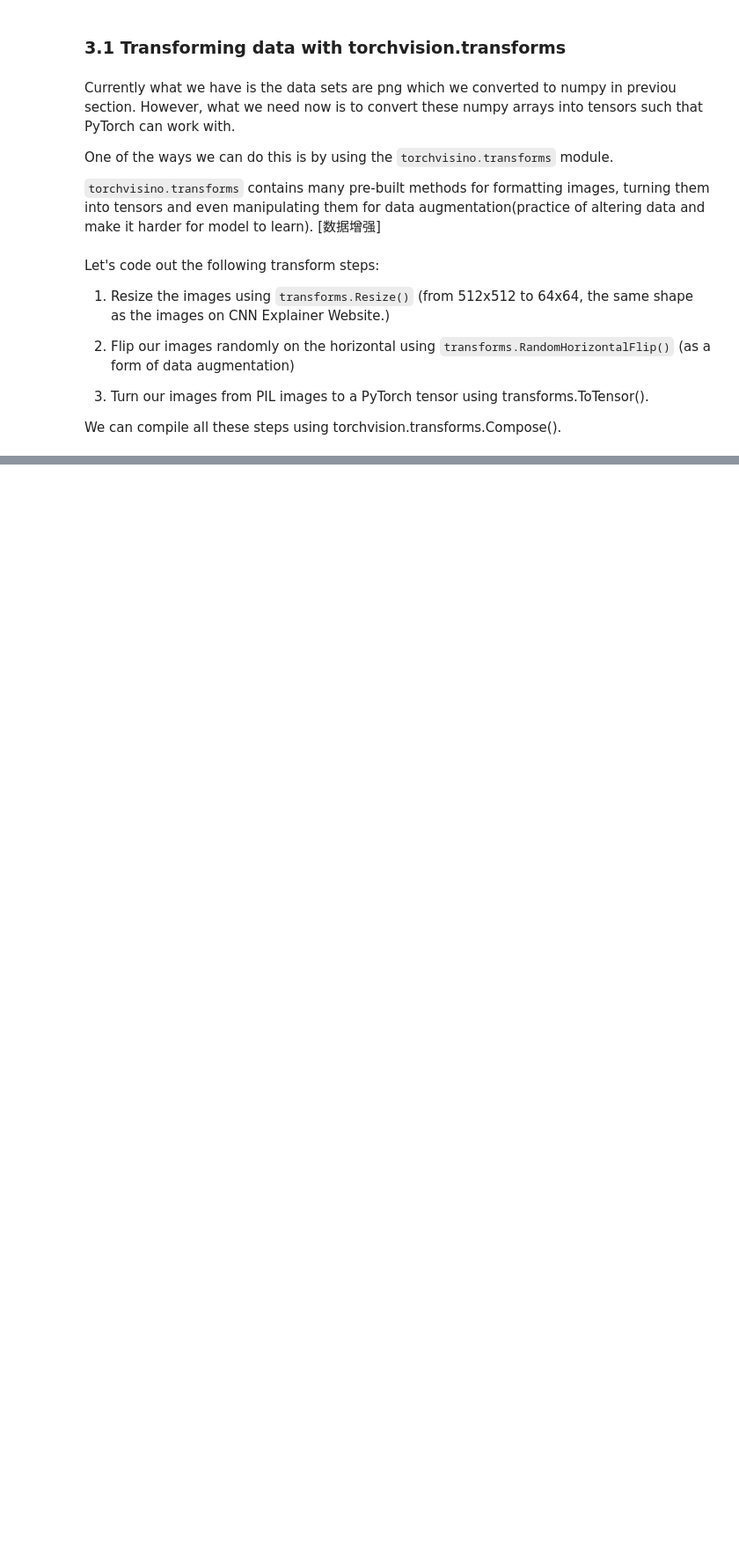
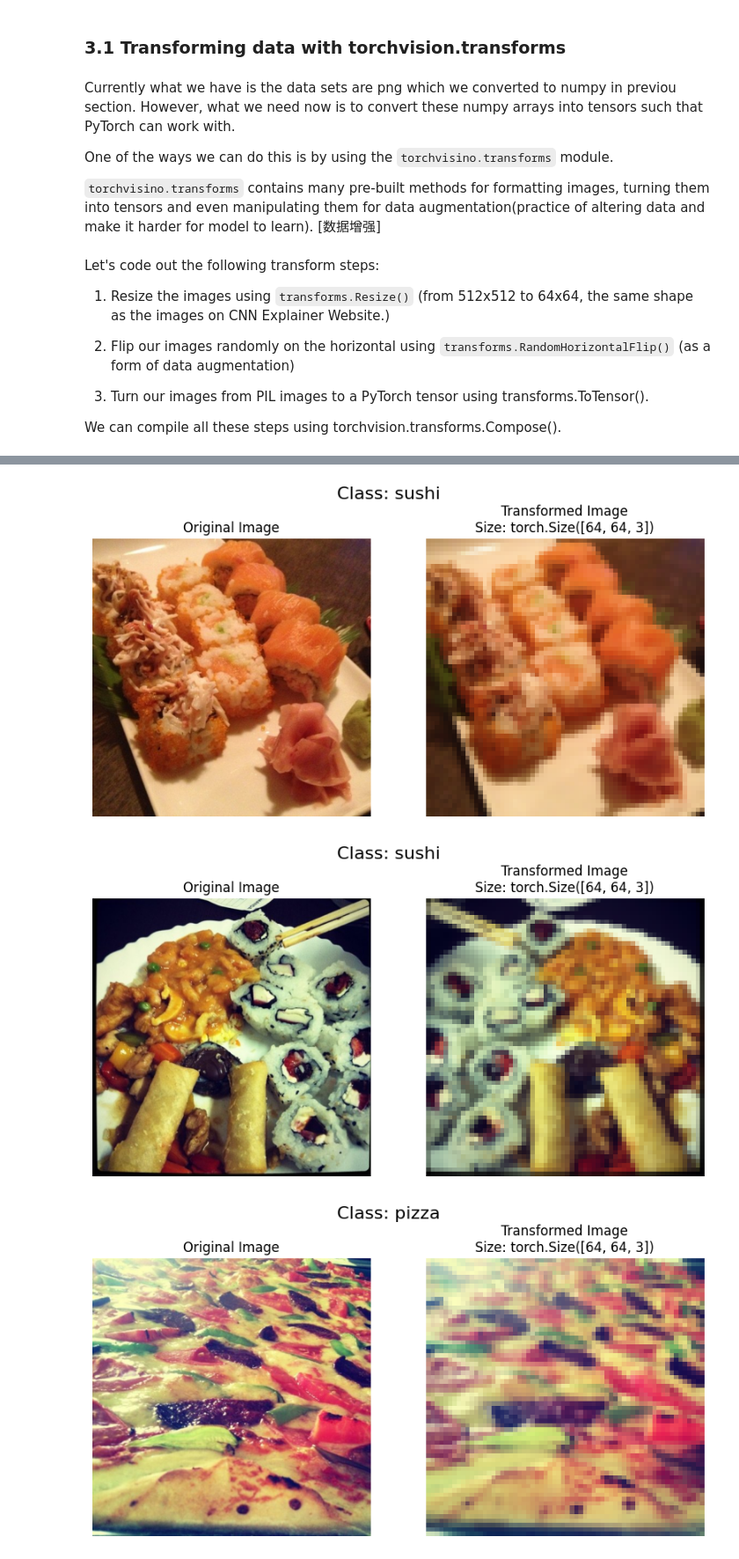
Before and after one commit to lirichardil/PyTorch, a Jupyter notebook: 04_Custom datasets with Pytorch.ipynb, the cells around one changed output, grey strips where cells are left out. Shown at 88% size. Saved outputs shown, nothing was run; the diff lists cells and outputs as text; code cells hidden in the pictures; blank space fills up the shorter version.

```diff
--- a/04_Custom datasets with Pytorch.ipynb
+++ b/04_Custom datasets with Pytorch.ipynb
@@ -299,3 +297,15 @@ Let's code out the following transform steps:
 3. Turn our images from PIL images to a PyTorch tensor using transforms.ToTensor().
 
 We can compile all these steps using torchvision.transforms.Compose().
+# %%
+# Write transform for image
+
+data_transform = transforms.Compose([
+    #1. resize
+    transforms.Resize((64, 64)),
+    #2. Flip the images randomly on the horizontal axis
+    transforms.RandomHorizontalFlip(p=0.5),
+    # 3. Turn the image into a torch Tensor
+    transforms.ToTensor() # This also converts all pixel values
+    #from range [0, 255] to [0, 1]
+    ])
@@ -301,0 +314,6 @@ We can compile all these steps using torchvision.transforms.Compose().
+# %%
+# new functions alart:
+random_image_path = random.sample(impage_paths_list, k = 1)
+# This will return a list of one random image path,
+# we can use [0] to get the string value of the path
+random_image_path
@@ -301,0 +322,34 @@ We can compile all these steps using torchvision.transforms.Compose().
+# %%
+def plot_transformed_image(image_paths,transform, n=3,seed = 42):
+    """
+    Plots a transformed image given an image path and a transform.
+    Args:
+      image_path (str or pathlib.Path): target image path
+        transform (torchvision.transforms.Compose): target transform to apply to the image
+    n (int): number of transformed images to create
+    seed (int): random seed for reproducibility
+    """
+    # 0. Set random seed
+    random.seed(seed)
+    random_image_path = random.sample(image_paths,k=n)
+    for image_path in random_image_path:
+      with Image.open(image_path) as f:
+        fig, ax = plt.subplots(1,2, figsize=(10,5))
+        ax[0].imshow(f)
+        ax[0].set_title("Original Image")
+        ax[0].axis("off")
+        # Transform and plot image
+        #Note: permute() will change shape of the image to suit matplotlib
+        #(PyTorch default is [C,H,W], MatPlotlib default is [H,W,C])
+        Transformed_image = transform(f).permute(1,2,0)
+        ax[1].imshow(Transformed_image)
+        ax[1].set_title(f"Transformed Image\nSize: {Transformed_image.shape}")
+        ax[1].axis("off")
+
+        fig.suptitle(f"Class: {image_path.parent.stem}",fontsize=16)
+
+plot_transformed_image(impage_paths_list, data_transform)
+# %% [output]
+[figure, added]
+[figure, added]
+[figure, added]
```
Also changed, not shown: parts of 42 cells of this notebook.
